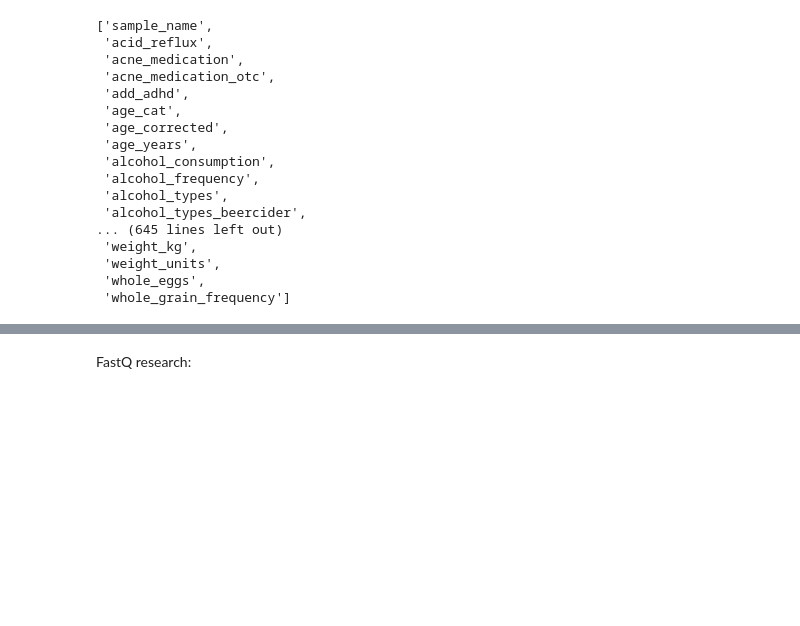
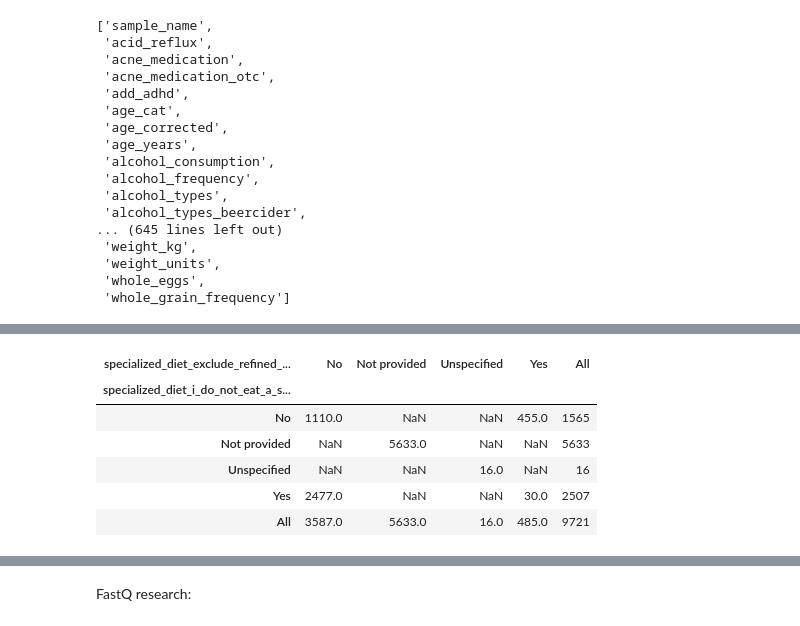
Before and after one commit to grusso98/gut-microbiota-diet, a Jupyter notebook: EDA.ipynb, the cells around one changed output, grey strips where cells are left out. Cells and saved outputs as stored; diff of their text form; code cells hidden in the pictures; blank space fills up the shorter version.

```diff
--- a/EDA.ipynb
+++ b/EDA.ipynb
@@ -367,0 +197,14 @@ refined_sugar_sample
+# %%
+pd.crosstab(data_f.specialized_diet_i_do_not_eat_a_specialized_diet,
+            data_f.specialized_diet_exclude_refined_sugars,
+            values=data_f.sample_name,
+            aggfunc=len,
+            margins = True)
+# %% [output]
+| specialized_diet_exclude_refined_... | No | Not provided | Unspecified | Yes | All |
+| specialized_diet_i_do_not_eat_a_s... |  |  |  |  |  |
+| No | 1110.0 | NaN | NaN | 455.0 | 1565 |
+| Not provided | NaN | 5633.0 | NaN | NaN | 5633 |
+| Unspecified | NaN | NaN | 16.0 | NaN | 16 |
+| Yes | 2477.0 | NaN | NaN | 30.0 | 2507 |
+| All | 3587.0 | 5633.0 | 16.0 | 485.0 | 9721 |
```
Also changed, not shown: parts of 70 cells of this notebook, 1 other file.
